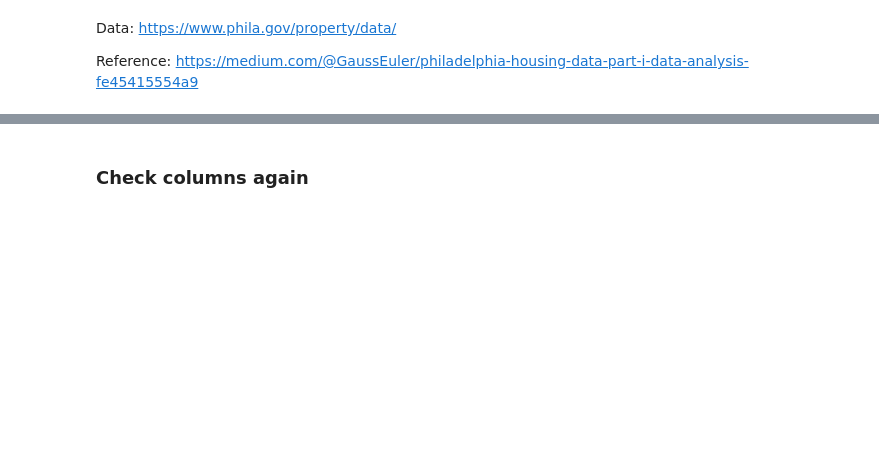
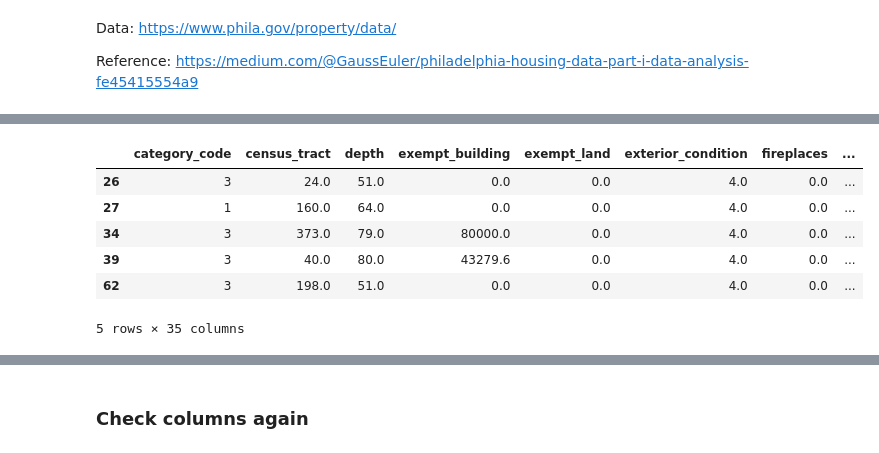
Before and after one commit to pwjensen/CMPSC445, a Jupyter notebook: Project1_445.ipynb, the cells around one changed output, grey strips where cells are left out. Cells and saved outputs as stored; diff of their text form; code cells hidden in the pictures; blank space fills up the shorter version.

```diff
--- a/Project1_445.ipynb
+++ b/Project1_445.ipynb
@@ -71,0 +179,74 @@ data = data.drop(columns_missing, axis = 1)
+# %%
+"""
+Cell generated by Data Wrangler.
+"""
+def clean_data(df_clean):
+    # Replace missing values with 0 in column: 'garage_type'
+    df_clean = df_clean.fillna({'garage_type': 0})
+    # Replace missing values with "Unknown" in column: 'general_construction'
+    df_clean = df_clean.fillna({'general_construction': "Unknown"})
+    # Replace missing values with 0 in column: 'garage_spaces'
+    df_clean = df_clean.fillna({'garage_spaces': 0})
+
+    # Replace using median for numerical data
+    # Replace missing values with the median of each column in: 'frontage'
+    df_clean = df_clean.fillna({'frontage': df_clean['frontage'].median()})
+    # Replace missing values with the median of each column in: 'off_street_open'
+    df_clean = df_clean.fillna({'off_street_open': df_clean['off_street_open'].median()})
+    # Replace missing values with the median of each column in: 'taxable_building'
+    df_clean = df_clean.fillna({'taxable_building': df_clean['taxable_building'].median()})
+    # Replace missing values with the median of each column in: 'number_of_bathrooms'
+    df_clean = df_clean.fillna({'number_of_bathrooms': df_clean['number_of_bathrooms'].median()})
+    # Replace missing values with the median of each column in: 'number_of_bedrooms'
+    df_clean = df_clean.fillna({'number_of_bedrooms': df_clean['number_of_bedrooms'].median()})
+    # Replace missing values with the median of each column in: 'interior_condition'
+    df_clean = df_clean.fillna({'interior_condition': df_clean['interior_condition'].median()})
+    # Replace missing values with the median of each column in: 'number_stories'
+    df_clean = df_clean.fillna({'number_stories': df_clean['number_stories'].median()})
+    # Replace missing values with the median of each column in: 'total_livable_area'
+    df_clean = df_clean.fillna({'total_livable_area': df_clean['total_livable_area'].median()})
+    # Replace missing values with the median of each column in: 'total_area'
+    df_clean = df_clean.fillna({'total_area': df_clean['total_area'].median()})
+    # Replace missing values with the median of each column in: 'depth'
+    df_clean = df_clean.fillna({'depth': df_clean['depth'].median()})
+
+    #Replace using Mode for categorical
+    # Replace missing values with the mode of each column in: 'geographic_ward'
+    df_clean = df_clean.fillna({'geographic_ward': df_clean['geographic_ward'].mode()[0]})
+    # Replace missing values with the most common value of each column in: 'parcel_shape'
+    df_clean = df_clean.fillna({'parcel_shape': df_clean['parcel_shape'].mode()[0]})
+    # Replace missing values with the most common value of each column in: 'quality_grade'
+    df_clean = df_clean.fillna({'quality_grade': df_clean['quality_grade'].mode()[0]})
+    # Replace missing values with the mode of each column in: 'year_built'
+    df_clean = df_clean.fillna({'year_built': df_clean['year_built'].mode()[0]})
+    # Replace missing values with the mode of each column in: 'exterior_condition'
+    df_clean = df_clean.fillna({'exterior_condition': df_clean['exterior_condition'].mode()[0]})
+
+    #Replace with most common when already a categorical
+    # Replace missing values with the most common value of each column in: 'zoning'
+    df_clean = df_clean.fillna({'zoning': df_clean['zoning'].mode()[0]})
+    # Replace missing values with the most common value of each column in: 'view_type'
+    df_clean = df_clean.fillna({'view_type': df_clean['view_type'].mode()[0]})
+    # Replace missing values with the most common value of each column in: 'topography'
+    df_clean = df_clean.fillna({'topography': df_clean['topography'].mode()[0]})
+
+    #Misc replacements of missing values
+    # Replace missing values with 0 in column: 'fireplaces'
+    df_clean = df_clean.fillna({'fireplaces': 0})
+    # Drop rows with missing data in column: 'census_tract'
+    df_clean = df_clean.dropna(subset=['census_tract'])
+    # Drop rows with missing data in column: 'market_value'
+    df_clean = df_clean.dropna(subset=['market_value'])
+    return df_clean
+
+
+df_clean_2 = clean_data(df_clean.copy())
+df_clean_2.head()
+# %% [output]
+|  | category_code | census_tract | depth | exempt_building | exempt_land | exterior_condition | fireplaces | ... |
+| 26 | 3 | 24.0 | 51.0 | 0.0 | 0.0 | 4.0 | 0.0 | ... |
+| 27 | 1 | 160.0 | 64.0 | 0.0 | 0.0 | 4.0 | 0.0 | ... |
+| 34 | 3 | 373.0 | 79.0 | 80000.0 | 0.0 | 4.0 | 0.0 | ... |
+| 39 | 3 | 40.0 | 80.0 | 43279.6 | 0.0 | 4.0 | 0.0 | ... |
+| 62 | 3 | 198.0 | 51.0 | 0.0 | 0.0 | 4.0 | 0.0 | ... |
+5 rows × 35 columns
```
Also changed, not shown: parts of 46 cells of this notebook, 1 other file.
